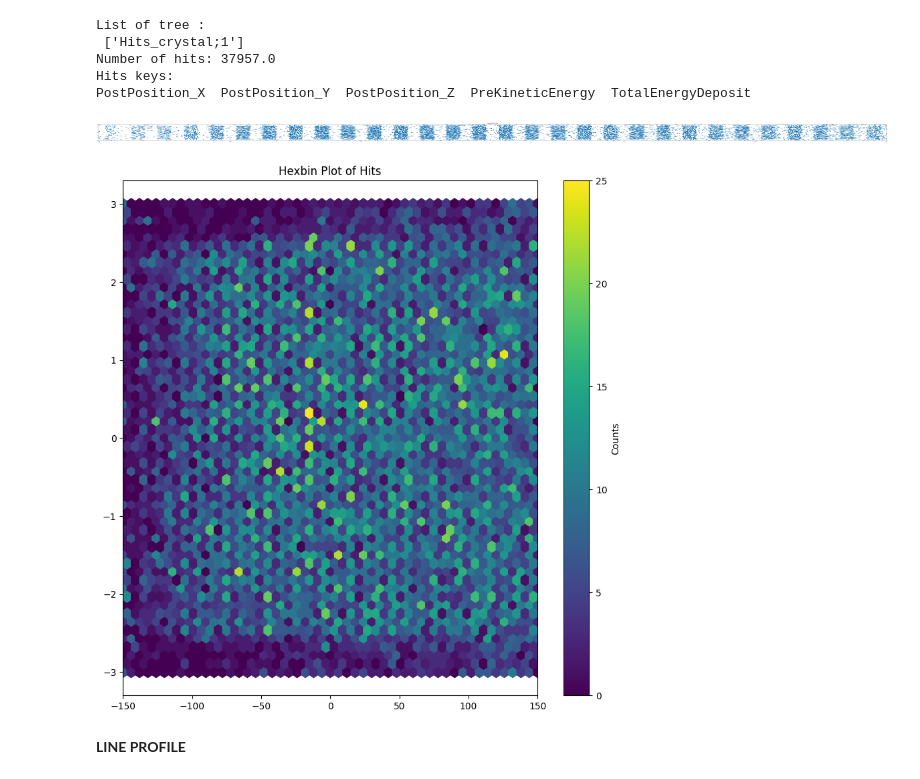
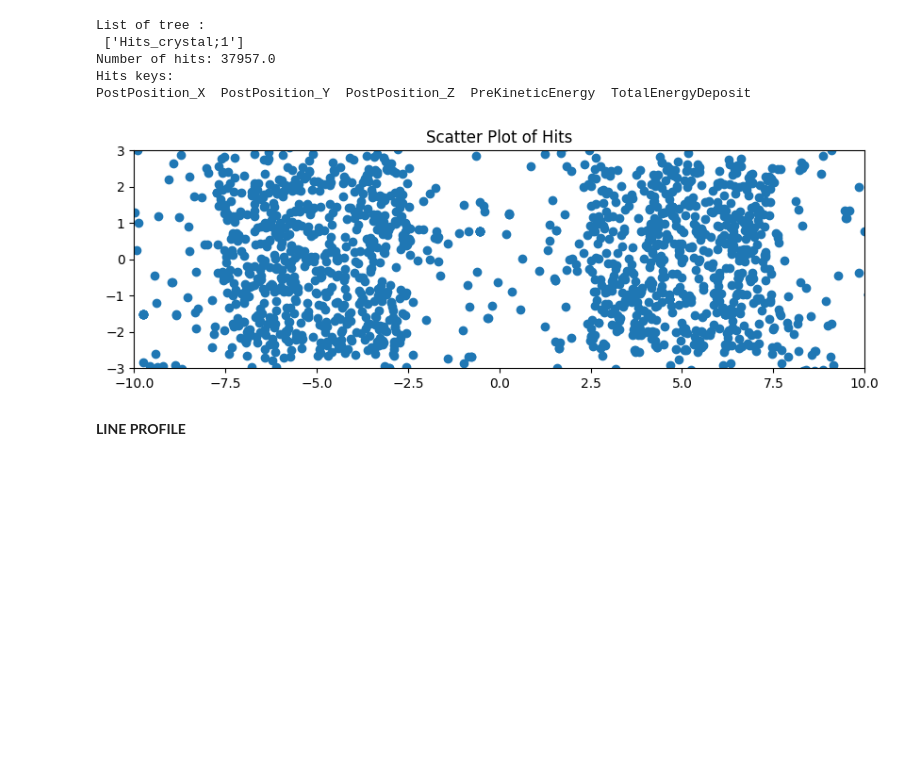
Before and after one commit to francescouni0/VHEE_monitor, a Jupyter notebook: analysis.ipynb, the cells around one changed output. Cells and saved outputs as stored; diff of their text form; code cells hidden in the pictures; blank space fills up the shorter version.

```diff
--- a/analysis.ipynb
+++ b/analysis.ipynb
@@ -173,7 +173,7 @@ ax3.legend(loc='upper left')
 # %% [markdown]
 **HITS ANALYSIS**
 # %%
-f = uproot.open('output/spect.root')
+f = uproot.open('collprofile/spect.root')
 print("List of tree : \n", f.keys())
 hits = f['Hits_crystal']
 print('Number of hits:', hits.num_entries)
@@ -189,23 +189,22 @@ PostPosition_X  PostPosition_Y  PostPosition_Z  PreKineticEnergy  TotalEnergyDep
 # %%
 hits_y = np.array(hits.arrays()['PostPosition_Y'])
 hits_z = np.array(hits.arrays()['PostPosition_Z'])
 hits_x = np.array(hits.arrays()['PostPosition_X'])
 preKinEnergy = np.array(hits.arrays()['PreKineticEnergy'])
 
-preKinEnergy_enwin = np.logical_and(preKinEnergy > 0, preKinEnergy < 0.5)
+preKinEnergy_enwin = np.logical_and(preKinEnergy > 0, preKinEnergy < 2)
 
 hits_y_enwin = hits_y[preKinEnergy_enwin]
 hits_z_enwin = hits_z[preKinEnergy_enwin]
-plt.figure(figsize=(150, 3))
-plt.xlim(-150, 150)
+plt.figure(figsize=(10, 3))
+plt.xlim(-10, 10)
 plt.ylim(-3, 3)
-plt.scatter(x=hits_z_enwin, y=hits_y_enwin)
+plt.scatter(x=hits_z, y=hits_y)
 
 plt.title('Scatter Plot of Hits')
 plt.show()
 # %% [output]
-[figure, old version]
+[figure, new version]
-[figure, removed]
 # %% [markdown]
 **LINE PROFILE**
 # %%
```
Also changed, not shown: parts of 7 cells of this notebook, 2 other files.
